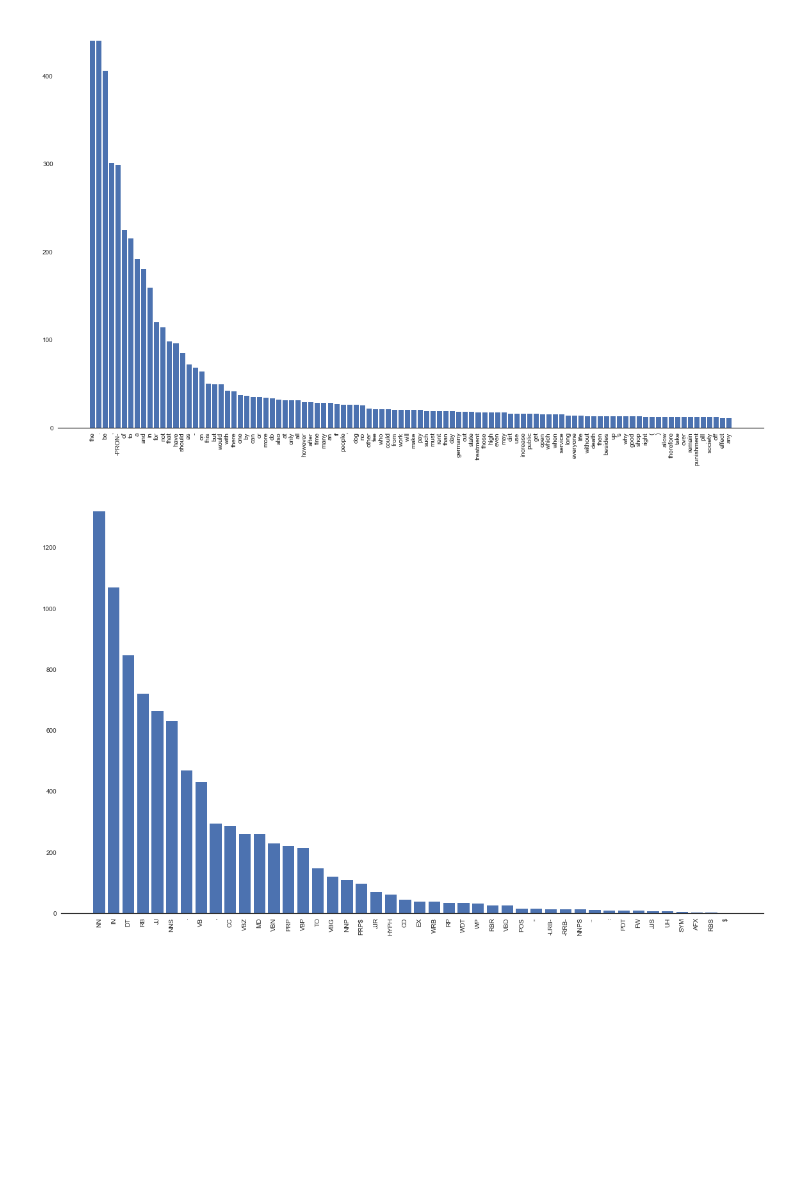
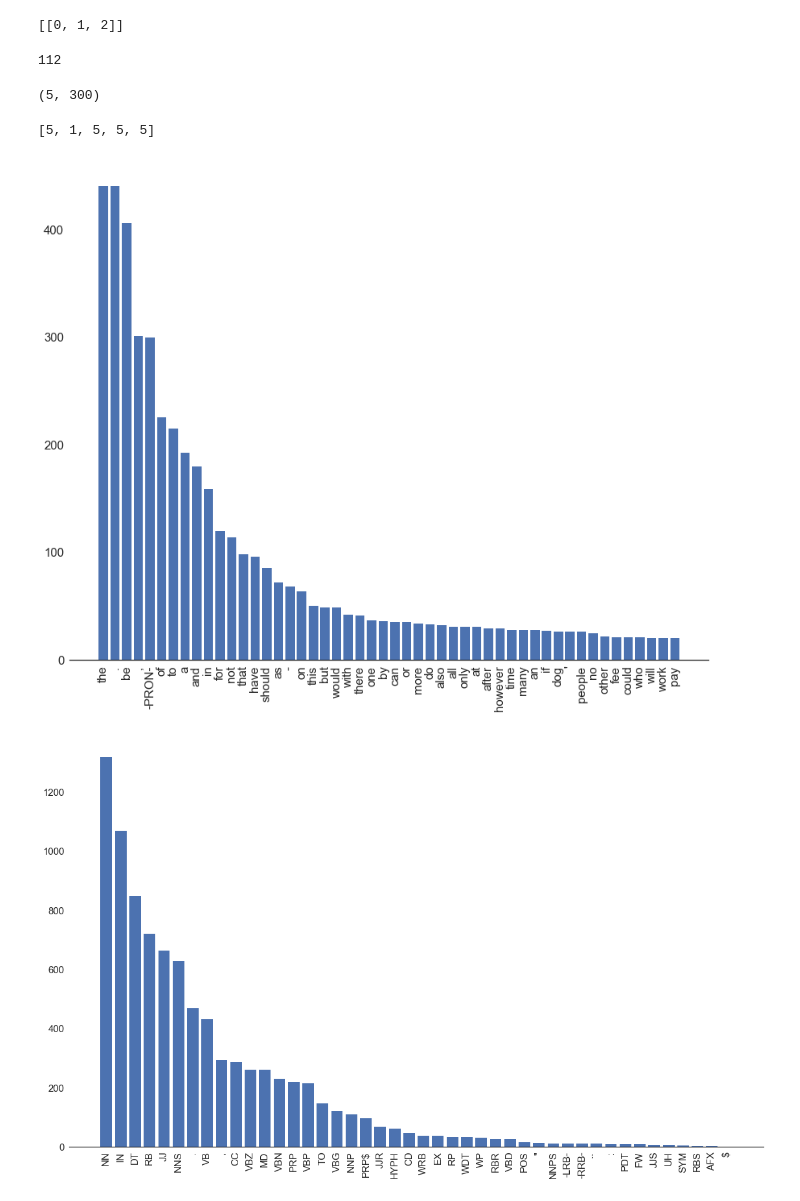
Before and after one commit to oguzserbetci/argmin2017, a Jupyter notebook: Parse Corpus.ipynb, the cells around one changed output. Drawn from its saved outputs; the diff is of its cells as text; code cells hidden in the pictures; blank space fills up the shorter version.

```diff
--- a/Parse Corpus.ipynb
+++ b/Parse Corpus.ipynb
@@ -12,6 +12,7 @@ import spacy
 import matplotlib.pyplot as plt
 %matplotlib inline
 import seaborn as sns
+sns.set_context("notebook", font_scale=1.5, rc={"lines.linewidth": 2.5})
 from collections import defaultdict
 # %%
 import xml.etree.ElementTree as ET
@@ -85,44 +86,63 @@ nlp = spacy.load('en_core_web_lg')
 from sklearn.model_selection import ShuffleSplit
 class MTCorpus(object):
     def __init__(self):
-        files = glob('./arg-microtexts/corpus/en/*.xml')
+        files = sorted(glob('./arg-microtexts/corpus/en/*.xml'))
         self.links = []
-        self.X = []
+        self.documents = []
         self.lemmas = defaultdict(int)
         self.tags = defaultdict(int)
         for file in files:
             with open(file,'r',encoding='UTF-8') as file:
                 xml = ET.parse(file)
                 ac_tree = read_ac(xml)
-                y = [ac_tree.search('a{}'.format(i)).p_value for i in range(1, len(ac_tree) + 1)]
+                y = [int(ac_tree.search('a{}'.format(i)).p_value[1:]) for i in range(1, len(ac_tree) + 1)]
                 self.links.append(y)
                 x = [ac_tree.search('e{}'.format(i)).text for i in range(1, len(ac_tree) + 1)]
+                self.documents.append([])
                 for ac in x:
-                    self.tokenize(ac)
-        self.X = np.array(self.X)
+                    self.documents[-1].append(self.represent(ac))
+                self.documents[-1] = np.array(self.documents[-1])
 
     '''Tokenizes a string.'''
-    def tokenize(self, sent):
+    def represent(self, sent):
         # Tokenize sentence
         tokens = nlp(sent)
-        # Bag of words (with spacy word2vec)
-        self.X.append(np.mean([token.vector for token in tokens], axis=0))
         # lemmas
         for token in tokens:
             self.lemmas[token.lemma_] += 1
             self.tags[token.tag_] += 1
+        # Bag of words (with spacy word2vec)
+        return np.mean([token.vector for token in tokens], axis=0)
+# %%
+[[0,1,2],]
+# %% [output]
+[[0, 1, 2]]
+# %%
+files = glob('./arg-microtexts/corpus/en/*.xml')
+len(files)
+# %% [output]
+112
 # %%
 corpus = MTCorpus()
+# %%
+corpus.documents[0].shape
+# %% [output]
+(5, 300)
+# %%
+corpus.links[0]
+# %% [output]
+[5, 1, 5, 5, 5]
 # %%
-top_lemmas = dict(sorted(corpus.lemmas.items() ,key=lambda x: x[1], reverse=True)[:100])
+limit = 50
+top_lemmas = dict(sorted(corpus.lemmas.items() ,key=lambda x: x[1], reverse=True)[:limit])
 sns.set_style("white")
-plt.figure(figsize=(16,10))
-plt.bar(range(100), list(top_lemmas.values())[:100])
-plt.xticks(range(100), list(top_lemmas.keys())[:100], rotation='vertical')
+plt.figure(figsize=(12,10))
+plt.bar(range(limit), list(top_lemmas.values())[:limit])
+plt.xticks(range(limit), list(top_lemmas.keys())[:limit], rotation='vertical')
 sns.despine(left=True)
 plt.tight_layout();
 # %% [output]
-[figure, old version]
+[figure, new version]
 # %%
 top_tags = dict(sorted(corpus.tags.items() ,key=lambda x: x[1], reverse=True)[:100])
 sns.set_style("white")
@@ -132,4 +152,4 @@ plt.xticks(range(len(top_tags)), list(top_tags.keys())[:100], rotation='vertical
 sns.despine(left=True)
 plt.tight_layout();
 # %% [output]
-[figure, old version]
+[figure, new version]
```
